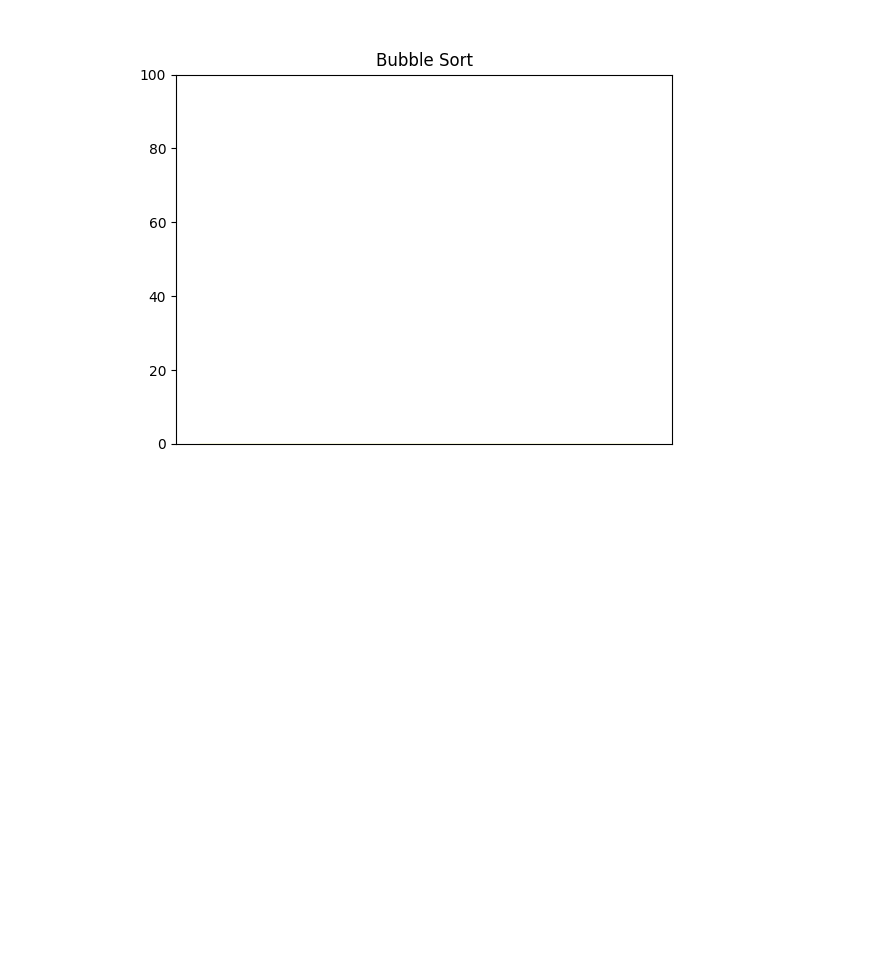
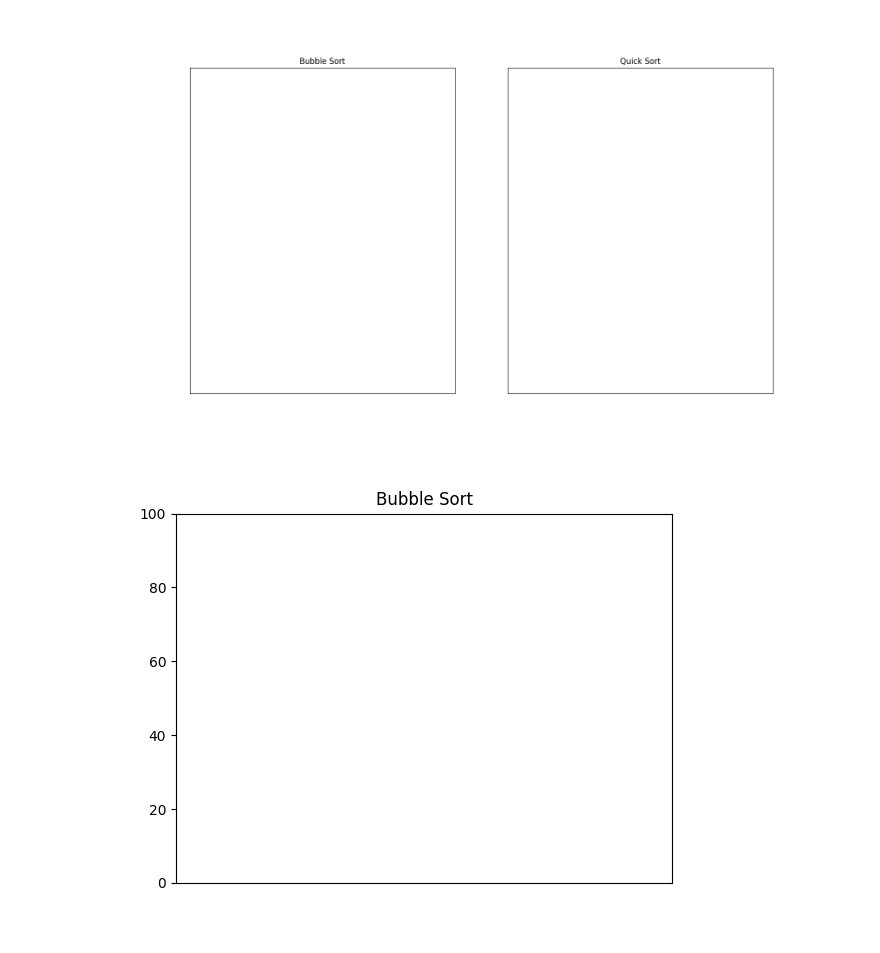
Before and after one commit to Pinkwjp/sorting-visualizer, a Jupyter notebook: src/demo.ipynb, the cells around one changed output. Saved outputs shown, nothing was run; the diff lists cells and outputs as text; code cells hidden in the pictures; blank space fills up the shorter version.

```diff
--- a/src/sorting_animation.ipynb
+++ b/src/demo.ipynb
@@ -34,3 +20,7 @@ f()
+# %%
+anim = run_animation(gen_bubble_sort, gen_quick_sort)
+# %% [output]
+[figure, added]
 # %%
 %matplotlib widget
 
```
Also changed, not shown: parts of 4 cells of this notebook.
